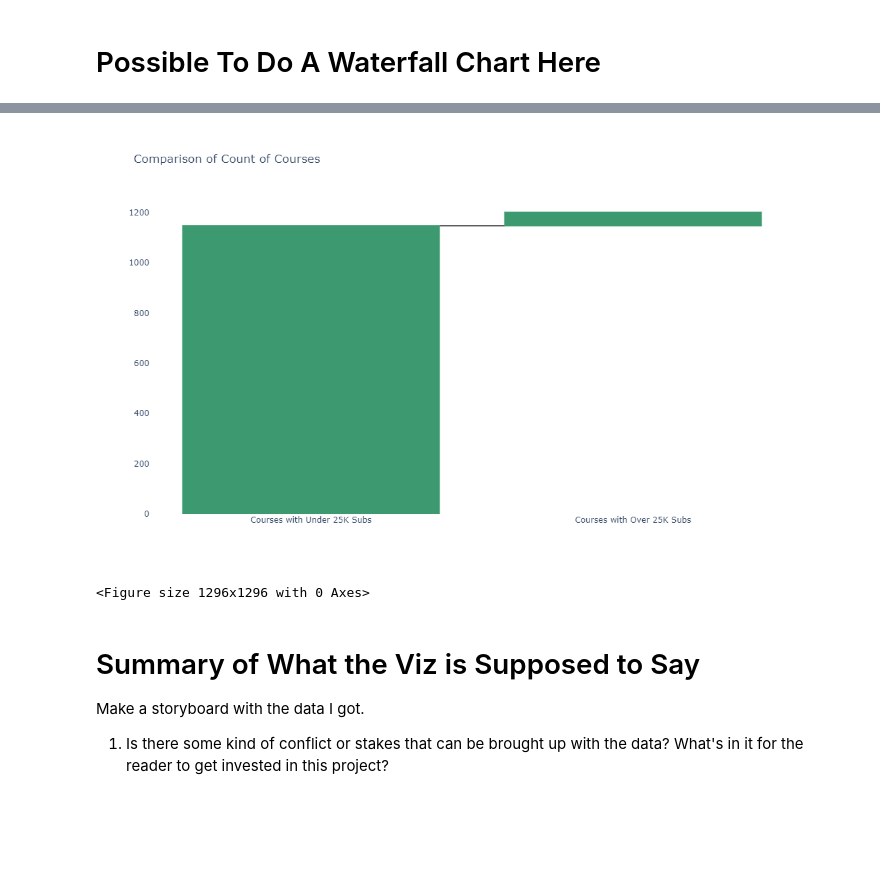
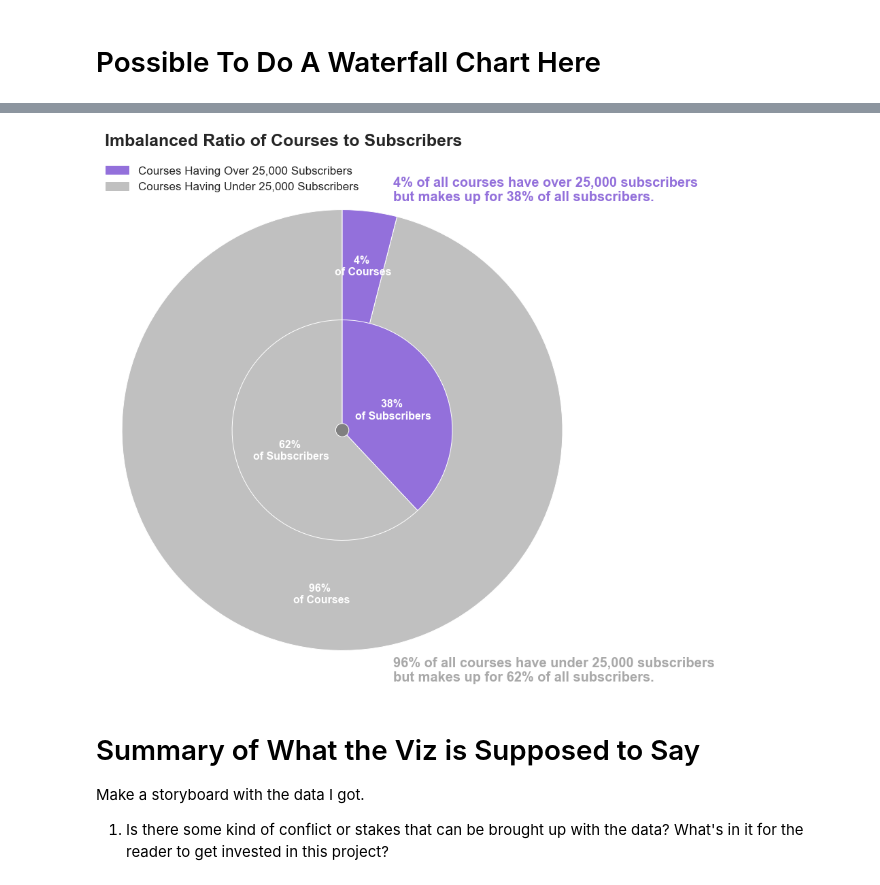
Before and after one commit to willnguyen14/udemy-viz-project, a Jupyter notebook: udemy.ipynb, the cells around one changed output, grey strips where cells are left out. Saved outputs shown, nothing was run; the diff lists cells and outputs as text; code cells hidden in the pictures; blank space fills up the shorter version.

```diff
--- a/udemy.ipynb
+++ b/udemy.ipynb
@@ -417,14 +367,0 @@ Text(0.0, 1.0, 'Count of Subscribers')
-# %%
-# figure out how to mark the segments
-# add % sign to x-tick labels
-from matplotlib import cm
-cmap = cm.get_cmap('Paired')
-
-plt.figure(figsize=(18,18))
-sns.set_style('whitegrid')
-# plt.rcParams['axes.axisbelow'] = True
-stats[['Percentage of Subscribers','Percentage of All Courses Held']].T.plot(kind='barh', stacked=True,cmap=cmap)
-plt.legend(['Under 25k','Over 25K'],loc='center left',fontsize=12)
-sns.despine(left=True, top=True,bottom=True)
-plt.tick_params(left=False,length=40)
-plt.title("Discrepancy Between Courses Having Over or Under 25,000 Subscribers",loc='left',fontsize=18,fontweight=50)
@@ -444,11 +368,36 @@ import plotly.graph_objects as go
-# %%
-plt.figure(figsize=(18,18))
-fig = go.Figure(go.Waterfall(x=stats.Percentile,y=stats["Sum Number of Courses Held"]))
-fig.update_layout(title='Comparison of Count of Courses',plot_bgcolor='rgba(0,0,0,0)',height=650,width=700)
-fig.show()
-# %% [output]
-[figure, removed]
-<Figure size 1296x1296 with 0 Axes>
+# %%
+plt.figure(figsize=(10,10))
+
+plt.pie(stats.percentage_of_courses,
+        colors=['silver','mediumpurple'],startangle=90,
+        pctdistance=0.75,radius=1,labeldistance=1.05,autopct='%1.0f%% \nof Courses',
+        textprops={'fontsize':16,'color':'white','fontweight':'bold'})
+
+plt.pie(stats.percentage_of_subscribers,
+        colors=['silver','mediumpurple'],startangle=90,
+        pctdistance=0.5,radius=0.5,labeldistance=1.05,autopct='%1.0f%% \nof Subscribers',
+        textprops={'fontsize':16,'color':'white','fontweight':'bold'})
+
+centre_circle = plt.Circle((0,0),0.03,fc='grey')
+fig=plt.gcf()
+fig.gca().add_artist(centre_circle)
+plt.axis('equal')
+plt.tight_layout()
+plt.title("Imbalanced Ratio of Courses to Subscribers",fontweight="heavy",fontsize=25,pad=70,loc='left')
+
+plt.text(0.23,1.04,"4% of all courses have over 25,000 subscribers \nbut makes up for 38% of all subscribers.",
+         fontsize=20,color='mediumpurple',fontweight="heavy")
+plt.text(0.23,-1.14,"96% of all courses have under 25,000 subscribers \nbut makes up for 62% of all subscribers.",
+         fontsize=20,color='darkgrey',fontweight="heavy")
+
+import matplotlib.patches as mpatches
+patch = mpatches.Patch(color='mediumpurple',label='Courses Having Over 25,000 Subscribers')
+patch2 = mpatches.Patch(color='silver',label='Courses Having Under 25,000 Subscribers')
+plt.legend(handles=[patch,patch2],loc='upper center',bbox_to_anchor=(0.268,1.08),prop={'size': 17},frameon=False)
+
+plt.show()
+# %% [output]
+[figure, added]
 # %% [markdown]
 # Summary of What the Viz is Supposed to Say
 
```
Also changed, not shown: parts of 34 cells of this notebook.
